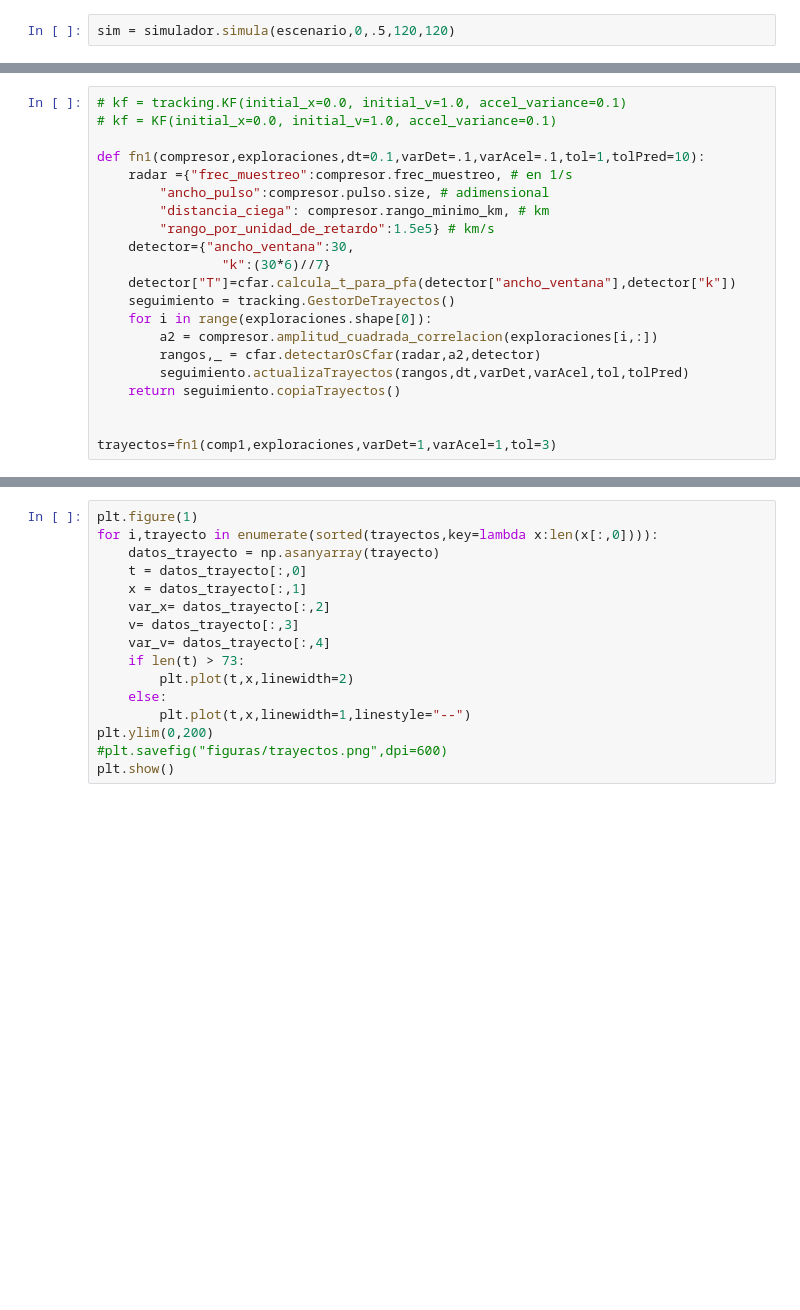
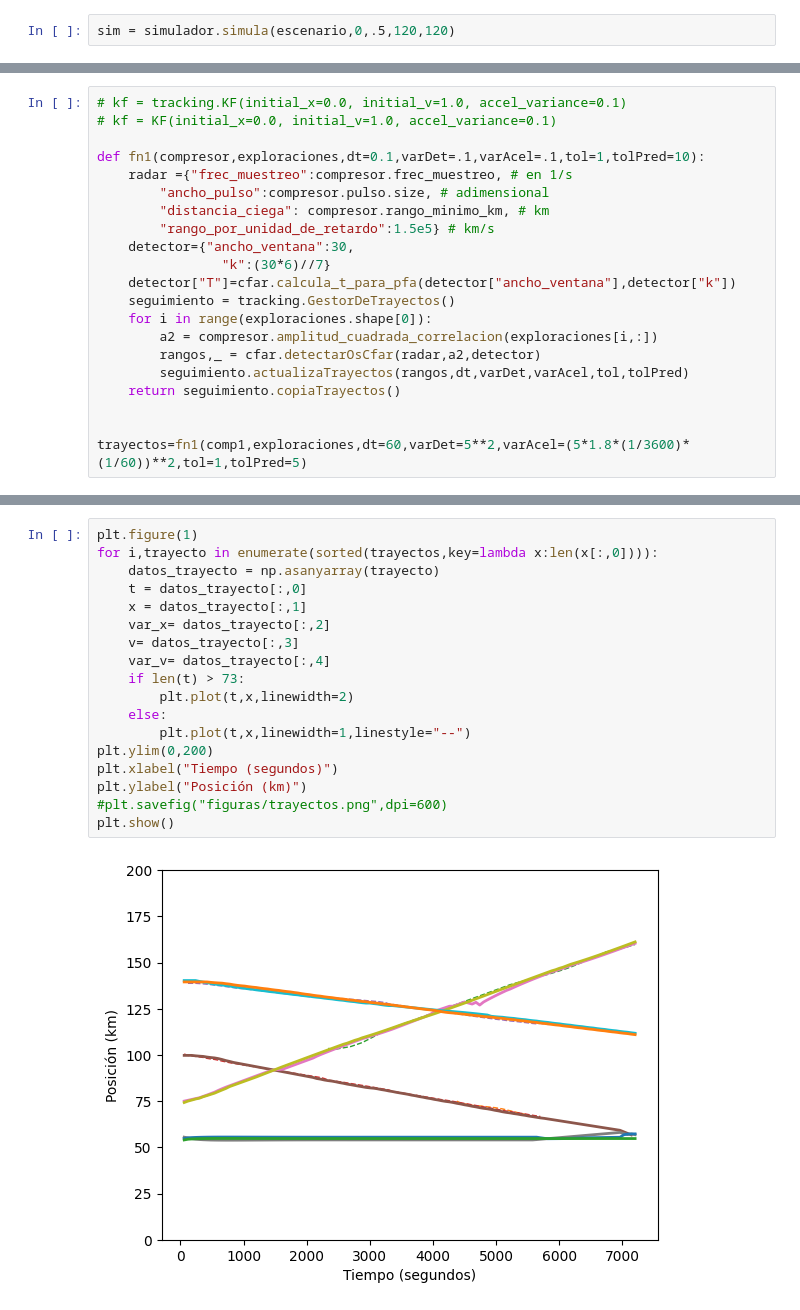
Before and after one commit to MariaIsabel2025/simulador_de_radar_1d, a Jupyter notebook: simulacion.ipynb, the cells around one changed output, grey strips where cells are left out. Drawn from its saved outputs; the diff is of its cells as text; blank space fills up the shorter version.

```diff
--- a/simulacion.ipynb
+++ b/simulacion.ipynb
@@ -117,4 +136,4 @@ def fn1(compresor,exploraciones,dt=0.1,varDet=.1,varAcel=.1,tol=1,tolPred=10):
     return seguimiento.copiaTrayectos()
 
 
-trayectos=fn1(comp1,exploraciones,varDet=1,varAcel=1,tol=3)
+trayectos=fn1(comp1,exploraciones,dt=60,varDet=5**2,varAcel=(5*1.8*(1/3600)*(1/60))**2,tol=1,tolPred=5)
@@ -123,16 +178,20 @@ help (sorted)
 # %%
 plt.figure(1)
 for i,trayecto in enumerate(sorted(trayectos,key=lambda x:len(x[:,0]))):
     datos_trayecto = np.asanyarray(trayecto)
     t = datos_trayecto[:,0]
     x = datos_trayecto[:,1]
     var_x= datos_trayecto[:,2]
     v= datos_trayecto[:,3]
     var_v= datos_trayecto[:,4]
     if len(t) > 73:
         plt.plot(t,x,linewidth=2)
     else:
         plt.plot(t,x,linewidth=1,linestyle="--")
 plt.ylim(0,200)
+plt.xlabel("Tiempo (segundos)")
+plt.ylabel("Posición (km)")
 #plt.savefig("figuras/trayectos.png",dpi=600)
 plt.show()
+# %% [output]
+[figure, added]
```
Also changed, not shown: parts of 11 cells of this notebook, 3 other files.
